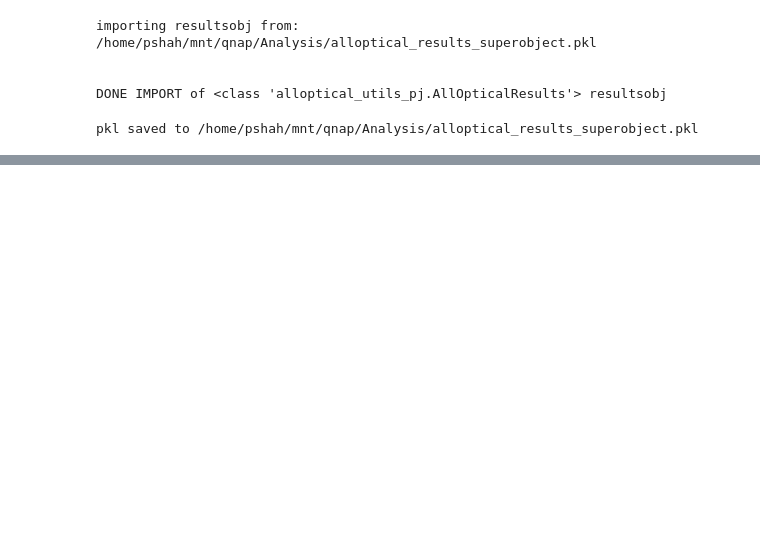
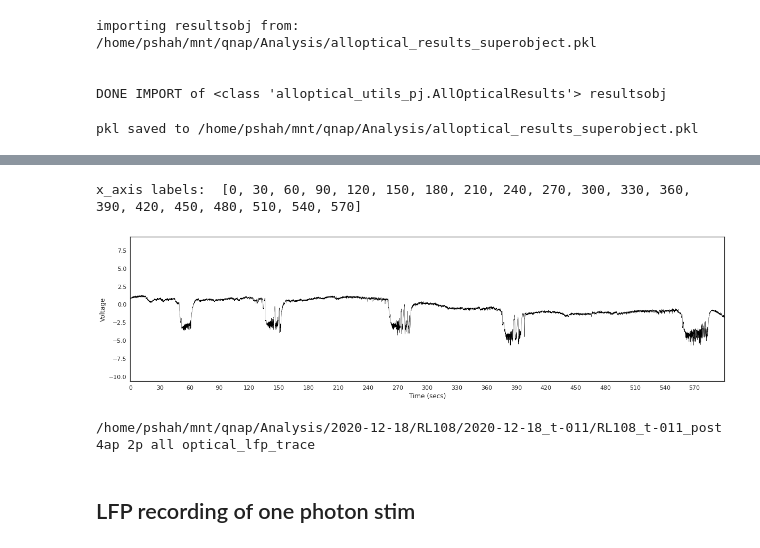
Before and after one commit to Packer-Lab/AllOpticalSeizure, a Jupyter notebook: jupyter - current/allOptical-results.ipynb, the cells around one changed output, grey strips where cells are left out. Cells and saved outputs as stored; diff of their text form; code cells hidden in the pictures; blank space fills up the shorter version.

```diff
--- a/jupyter - current/allOptical-results.ipynb
+++ b/jupyter - current/allOptical-results.ipynb
@@ -36,0 +58,13 @@ pkl saved to /home/pshah/mnt/qnap/Analysis/alloptical_results_superobject.pkl
+# %%
+fig, ax = plt.subplots(figsize=[20,5])
+fig, ax = aoplot.plotLfpSignal(expobj=expobj, stim_span_color='', stim_lines=None, figsize=[20,5], color='black', fig=fig, ax=ax, downsample=True)
+save_path = expobj.analysis_save_path + '/%s_%s_%s_lfp_trace' % (expobj.metainfo['animal prep.'], expobj.metainfo['trial'], expobj.metainfo['exptype'])
+print(save_path)
+fig.savefig(fname=save_path  + '.png', transparent=True, format='png')
+fig.savefig(fname=save_path  + '.svg', transparent=True, format='svg')
+# %% [output]
+x_axis labels:  [0, 30, 60, 90, 120, 150, 180, 210, 240, 270, 300, 330, 360, 390, 420, 450, 480, 510, 540, 570]
+[figure, added]
+/home/pshah/mnt/qnap/Analysis/2020-12-18/RL108/2020-12-18_t-011/RL108_t-011_post 4ap 2p all optical_lfp_trace
+# %% [markdown]
+## LFP recording of one photon stim
```
Also changed, not shown: parts of 11 cells of this notebook, 16 other files.
